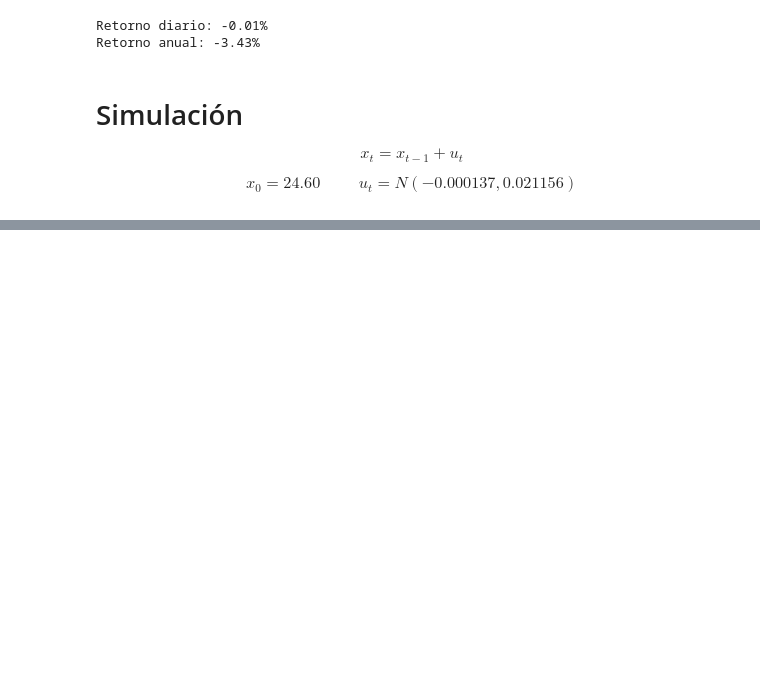
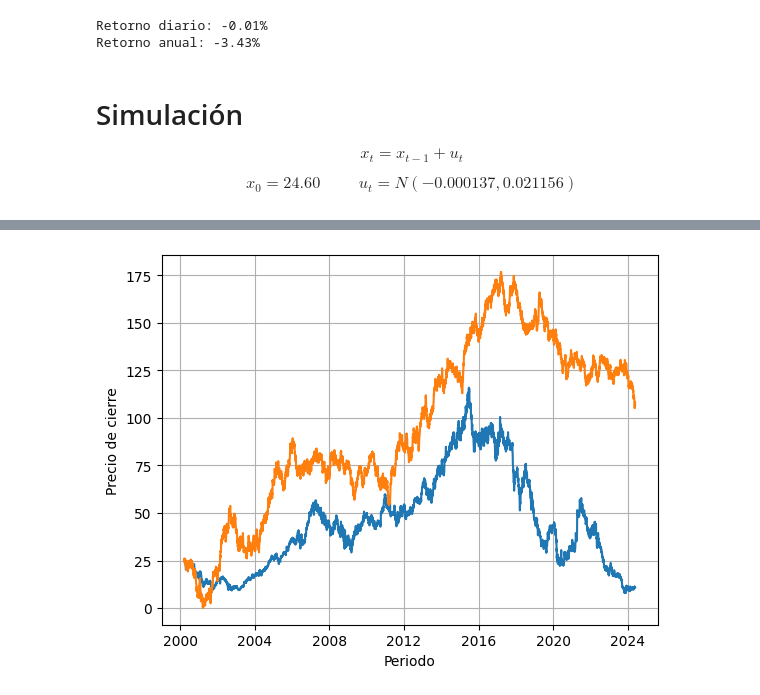
Before and after one commit to AyaxYordi/Simulacion-2---2024, a Jupyter notebook: Unidad IV/simple returns.ipynb, the cells around one changed output, grey strips where cells are left out. Cells and saved outputs as stored; diff of their text form; code cells hidden in the pictures; blank space fills up the shorter version.

```diff
--- a/Unidad IV/simple returns.ipynb
+++ b/Unidad IV/simple returns.ipynb
@@ -201,0 +210,6 @@ plt.show()
+# %%
+from random import normalvariate as N
+
+TCPO3 = televisa.history(period="max")
+TCPO3["Simulacion"] = serie(24.6,0,1)
+TCPO3[["Close","Simulacion"]]
@@ -201,0 +231,9 @@ plt.show()
+# %%
+plt.plot(TCPO3["Close"])
+plt.plot(TCPO3["Simulacion"])
+plt.ylabel("Precio de cierre")
+plt.xlabel("Periodo")
+plt.grid()
+plt.show()
+# %% [output]
+[figure, added]
```
Also changed, not shown: parts of 4 cells of this notebook.
